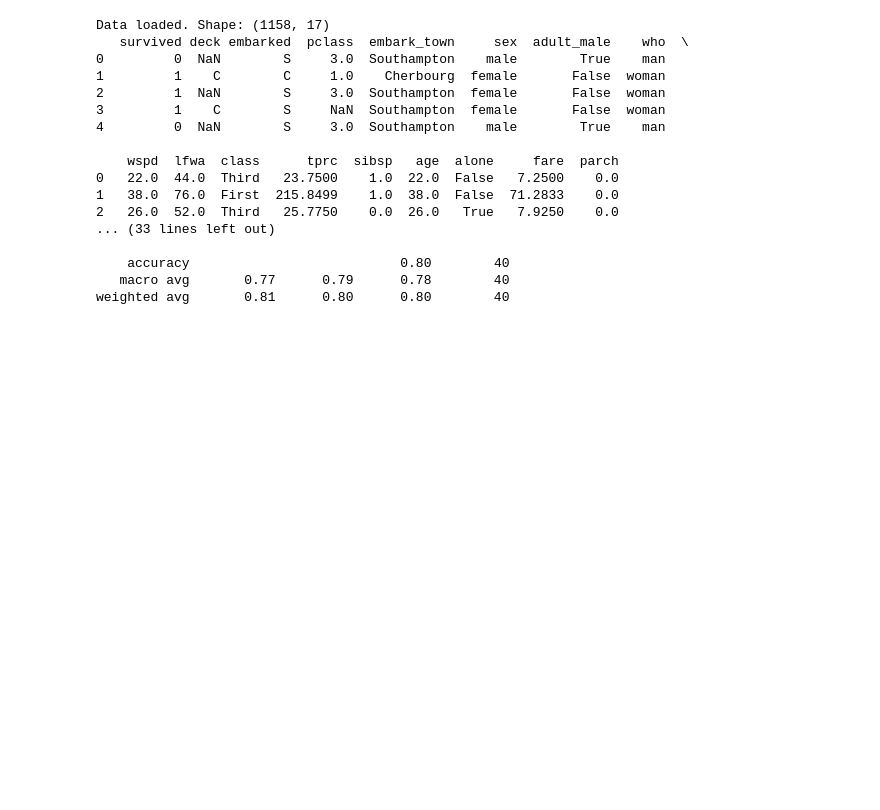
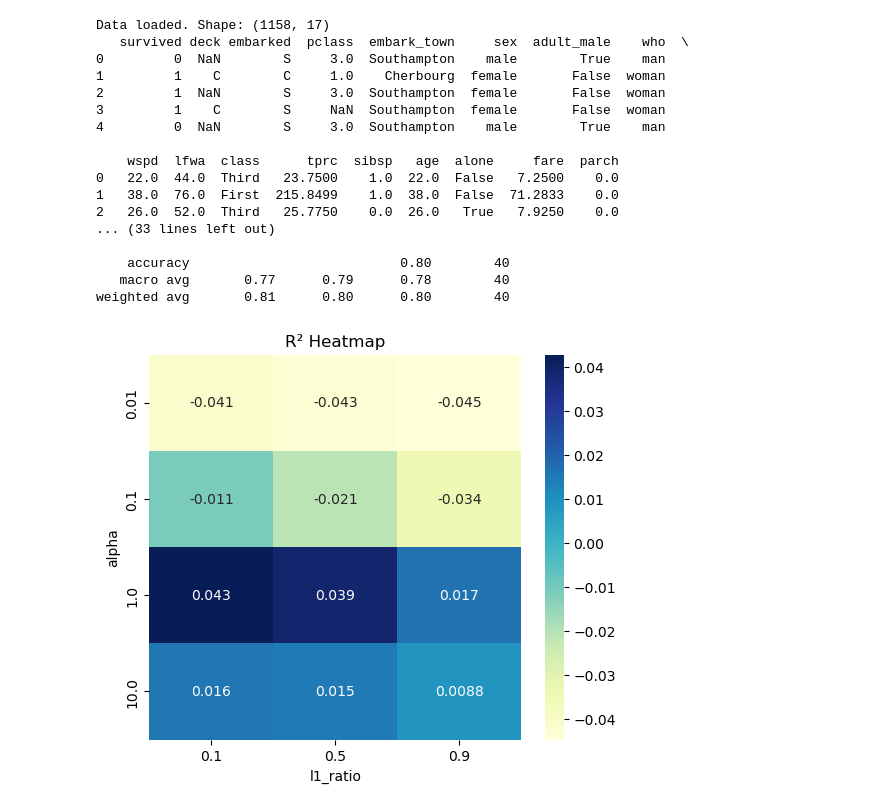
Before and after one commit to Money2107/Course-Humber, a Jupyter notebook: main.ipynb, the cells around one changed output. Drawn from its saved outputs; the diff is of its cells as text; code cells hidden in the pictures; blank space fills up the shorter version.

```diff
--- a/main.ipynb
+++ b/main.ipynb
@@ -84,30 +84,94 @@ def simple_model(input_data, split_data=True, scale_data=False, print_report=Tru
     y_pred = model.predict(X_test)
 
     acc = accuracy_score(y_test, y_pred)
     print("Accuracy:", acc)
 
     if print_report:
         print("Classification Report:")
         print(classification_report(y_test, y_pred))
 
 # Run the model
 print("Training model...")
 simple_model(clean_data)
+
+
+
+
+
+
+#Next Code
+import pandas as pd
+import numpy as np
+import seaborn as sns
+import matplotlib.pyplot as plt
+from sklearn.linear_model import ElasticNet
+from sklearn.model_selection import train_test_split
+from sklearn.metrics import mean_squared_error, r2_score
+from sklearn.preprocessing import StandardScaler
+
+# Load and prepare data
+df = pd.read_csv("heart_disease_uci(1).csv")
+df = df.dropna()
+X = df.drop(columns=['chol', 'num'])  # Drop target and classification label
+y = df['chol']
+
+# One-hot encode categorical columns
+X = pd.get_dummies(X, drop_first=True)
+
+# Standardize features
+scaler = StandardScaler()
+X_scaled = scaler.fit_transform(X)
+
+# Train-test split
+X_train, X_test, y_train, y_test = train_test_split(X_scaled, y, test_size=0.2, random_state=42)
+
+# Grid search over alpha and l1_ratio
+alphas = [0.01, 0.1, 1.0, 10.0]
+l1_ratios = [0.1, 0.5, 0.9]
+results = []
+
+for alpha in alphas:
+    for l1 in l1_ratios:
+        model = ElasticNet(alpha=alpha, l1_ratio=l1, random_state=42)
+        model.fit(X_train, y_train)
+        y_pred = model.predict(X_test)
+        r2 = r2_score(y_test, y_pred)
+        mse = mean_squared_error(y_test, y_pred)
+        rmse = np.sqrt(mse)
+        results.append({'alpha': alpha, 'l1_ratio': l1, 'R2': r2, 'RMSE': rmse})
+
+# Convert to DataFrame for plotting
+results_df = pd.DataFrame(results)
+
+# Heatmap of R²
+r2_matrix = results_df.pivot(index="alpha", columns="l1_ratio", values="R2")
+plt.figure(figsize=(6, 5))
+sns.heatmap(r2_matrix, annot=True, cmap="YlGnBu")
+plt.title("R² Heatmap")
+plt.show()
+
+# Heatmap of RMSE
+rmse_matrix = results_df.pivot(index="alpha", columns="l1_ratio", values="RMSE")
+plt.figure(figsize=(6, 5))
+sns.heatmap(rmse_matrix, annot=True, cmap="YlOrRd", fmt=".2f")
+plt.title("RMSE Heatmap")
+plt.show()
 # %% [output]
 Data loaded. Shape: (1158, 17)
    survived deck embarked  pclass  embark_town     sex  adult_male    who  \
 0         0  NaN        S     3.0  Southampton    male        True    man
 1         1    C        C     1.0    Cherbourg  female       False  woman
 2         1  NaN        S     3.0  Southampton  female       False  woman
 3         1    C        S     NaN  Southampton  female       False  woman
 4         0  NaN        S     3.0  Southampton    male        True    man
 
     wspd  lfwa  class      tprc  sibsp   age  alone     fare  parch
 0   22.0  44.0  Third   23.7500    1.0  22.0  False   7.2500    0.0
 1   38.0  76.0  First  215.8499    1.0  38.0  False  71.2833    0.0
 2   26.0  52.0  Third   25.7750    0.0  26.0   True   7.9250    0.0
 ... (33 lines left out)
 
     accuracy                           0.80        40
    macro avg       0.77      0.79      0.78        40
 weighted avg       0.81      0.80      0.80        40
+[figure, added]
```
Also changed, not shown: parts of 2 cells of this notebook.
